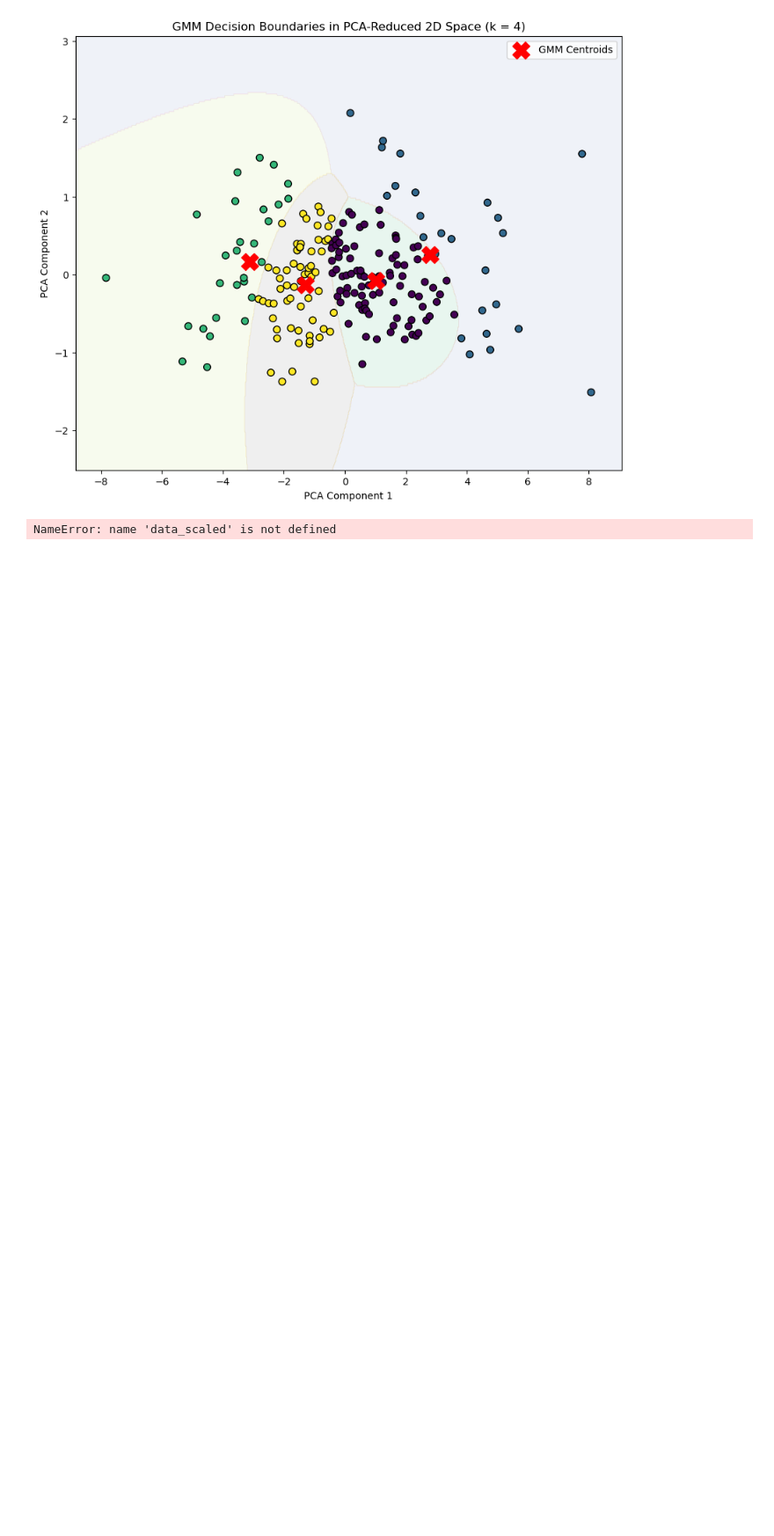
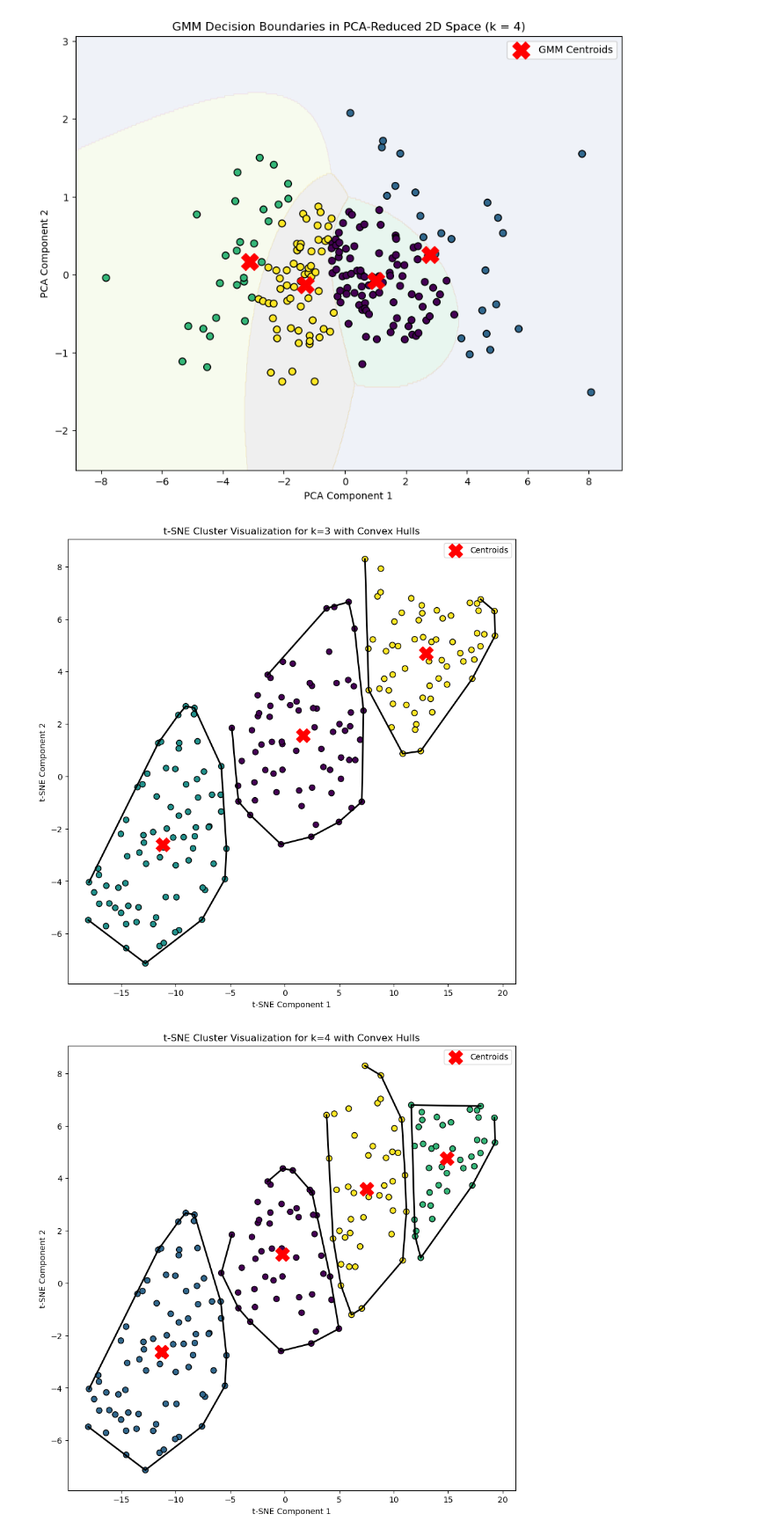
Before and after one commit to abdulr2004/F20DL_UG_Group_2, a Jupyter notebook: notebooks/Clustering.ipynb, the cells around one changed output. Shown at 88% size. Saved outputs shown, nothing was run; the diff lists cells and outputs as text; code cells hidden in the pictures; blank space fills up the shorter version.

Commit message:
Add files via upload
Final Clustering

```diff
--- a/notebooks/Clustering.ipynb
+++ b/notebooks/Clustering.ipynb
@@ -274,10 +275,11 @@ def plot_tsne_clusters(data, k):
     plt.legend()
     plt.show()
 # %%
-plot_tsne_clusters(data_scaled, k=3)  # For k=3
-plot_tsne_clusters(data_scaled, k=4)  # For k=4
+plot_tsne_clusters(X_scaled, k=3)  # For k=3
+plot_tsne_clusters(X_scaled, k=4)  # For k=4
 # %% [output]
-NameError: name 'data_scaled' is not defined
+[figure, added]
+[figure, added]
 # %%
 def plot_umap_decision_boundaries(data, k):
     """
```
Also changed, not shown: parts of 2 cells of this notebook.
